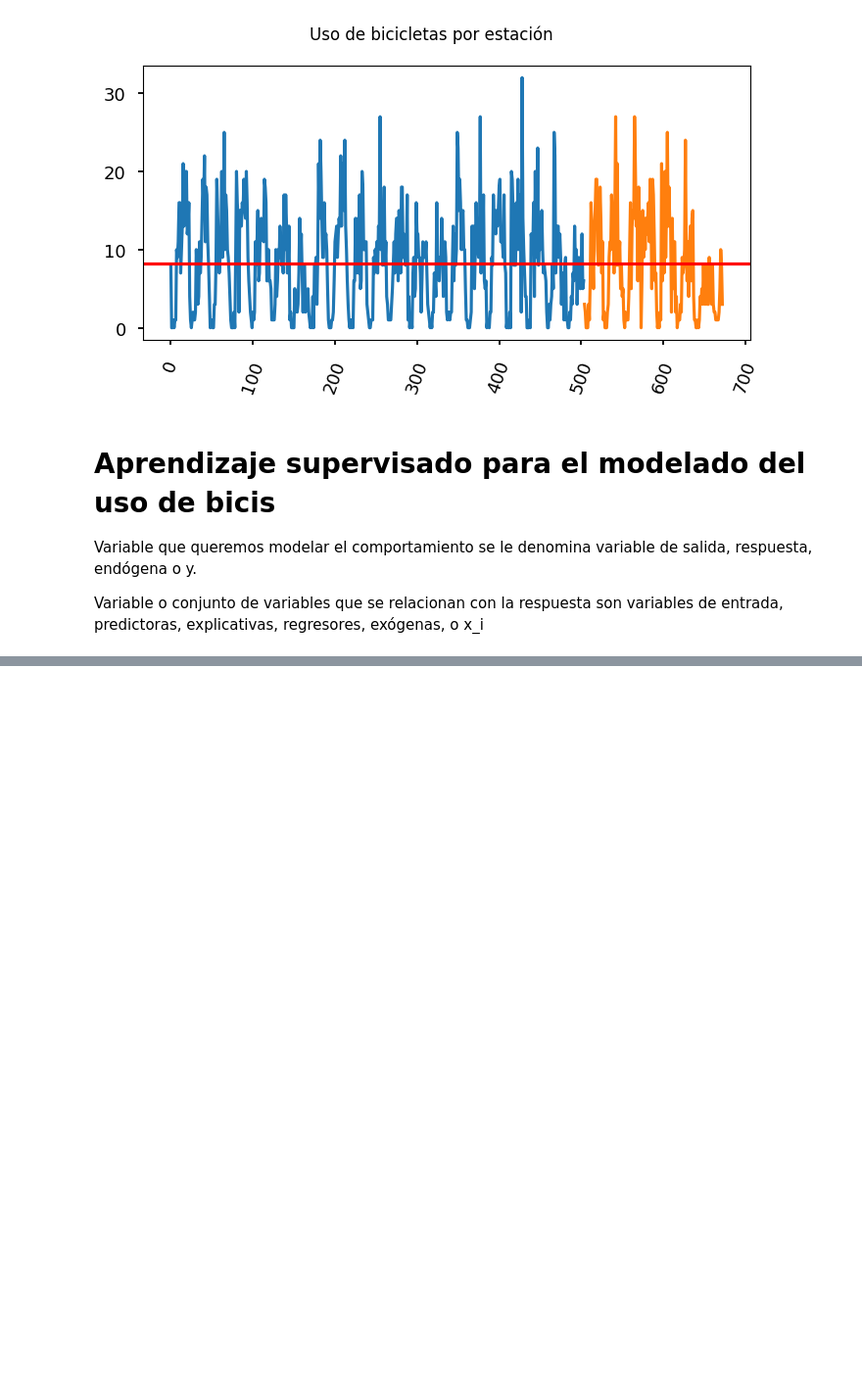
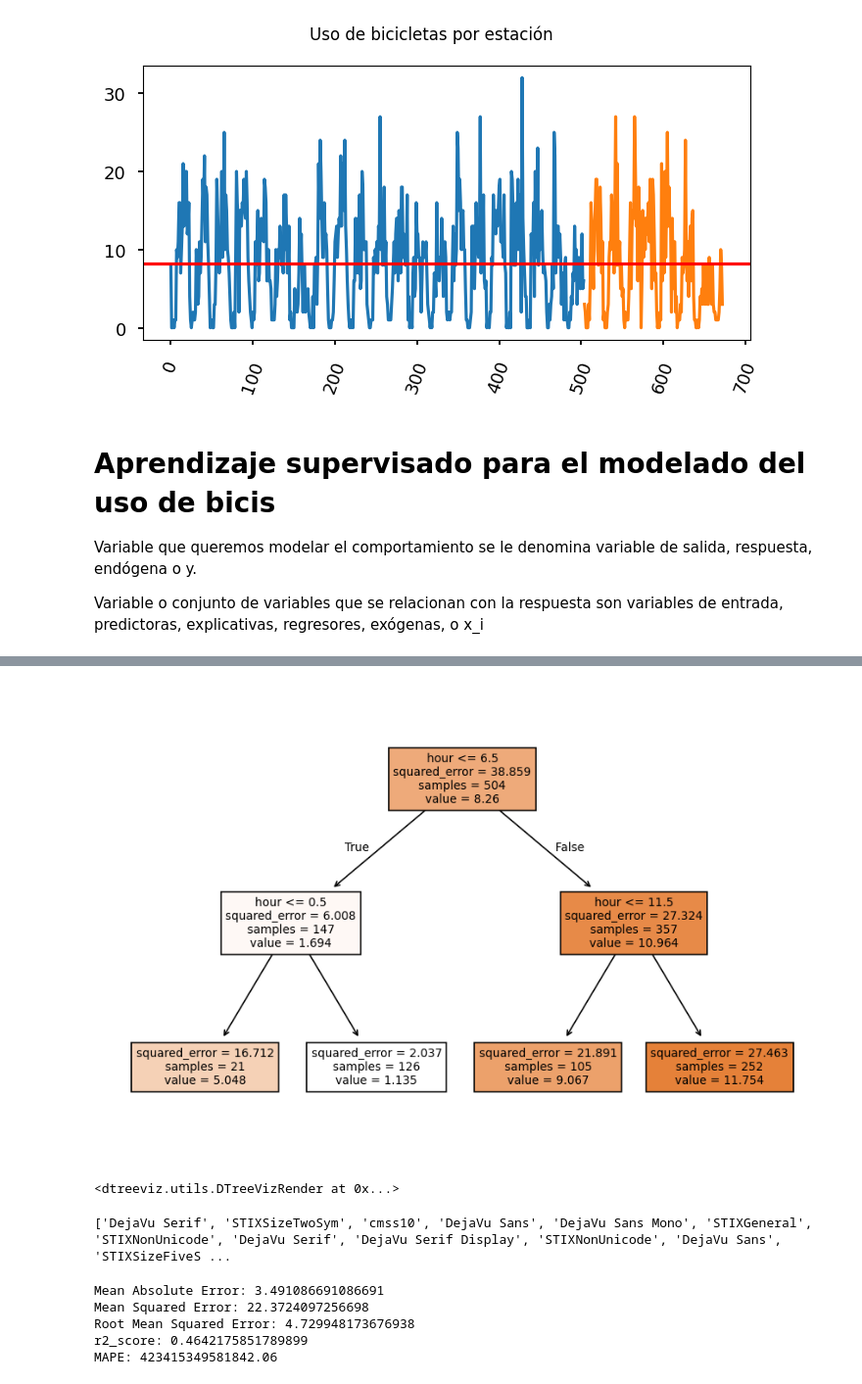
Before and after one commit to LordLiberte/Portfolio, a Jupyter notebook: Practica2/notebooks/7_supervisado.ipynb, the cells around one changed output, grey strips where cells are left out. Shown at 98% size. Cells and saved outputs as stored; diff of their text form; code cells hidden in the pictures; blank space fills up the shorter version.

```diff
--- a/Practica2/notebooks/7_supervisado.ipynb
+++ b/Practica2/notebooks/7_supervisado.ipynb
@@ -175,0 +229,31 @@ Variable o conjunto de variables que se relacionan con la respuesta son variable
+# %%
+tree_reg = DecisionTreeRegressor(max_depth=2)
+tree_reg.fit(X_train[['hora']], y_train)
+fig, axes = plt.subplots(1,1,figsize = (3,2), dpi=300)
+plot_tree(tree_reg, feature_names=['hour'], filled=True)
+plt.show()
+# %% [output]
+[figure, added]
+# %%
+viz_rmodel = dtreeviz.model(model=tree_reg, tree_index=1,
+                            X_train=X_train[['hora']],
+                            y_train=y_train,
+                            feature_names=['hora'],
+                            target_name='uso_bicis')
+viz_rmodel.view(fontname='Sans')
+# %% [output]
+<dtreeviz.utils.DTreeVizRender at 0x...>
+# %%
+# ver la fuente disponible, posibles problemas por fuente
+print([f.name for f in matplotlib.font_manager.fontManager.ttflist])
+# %% [output]
+['DejaVu Serif', 'STIXSizeTwoSym', 'cmss10', 'DejaVu Sans', 'DejaVu Sans Mono', 'STIXGeneral', 'STIXNonUnicode', 'DejaVu Serif', 'DejaVu Serif Display', 'STIXNonUnicode', 'DejaVu Sans', 'STIXSizeFiveS ...
+# %%
+y_pred = tree_reg.predict(X_test[['hora']])
+metricas_evaluacion(y_test, y_pred)
+# %% [output]
+Mean Absolute Error: 3.491086691086691
+Mean Squared Error: 22.3724097256698
+Root Mean Squared Error: 4.729948173676938
+r2_score: 0.4642175851789899
+MAPE: 423415349581842.06
```
Also changed, not shown: parts of 36 cells of this notebook, 6 other files.
